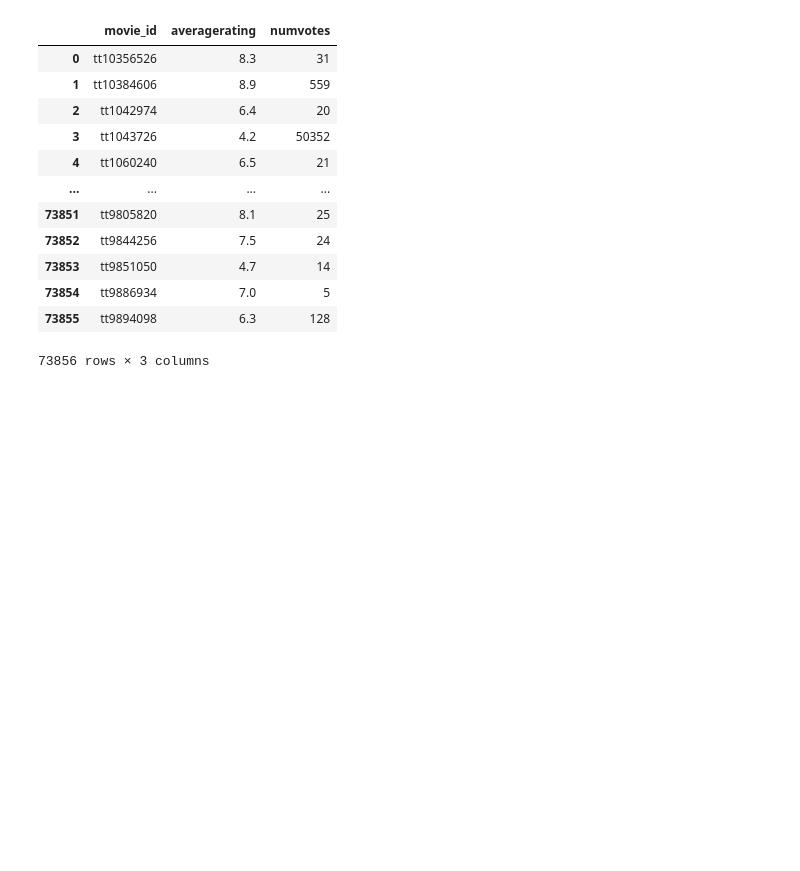
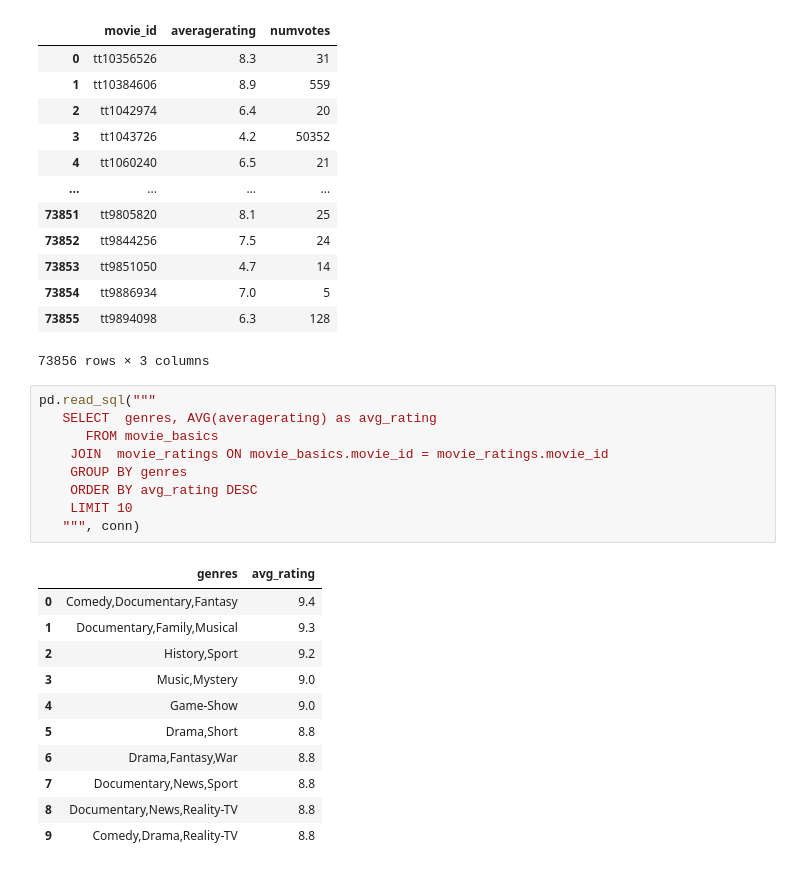
Before and after one commit to FarhiyaJarso/Microsoft-movie-project, a Jupyter notebook: student.ipynb, the cells around one changed output. Cells and saved outputs as stored; diff of their text form; blank space fills up the shorter version.

```diff
--- a/student.ipynb
+++ b/student.ipynb
@@ -67,3 +67,24 @@ pd.read_sql("""
 | 73854 | tt9886934 | 7.0 | 5 |
 | 73855 | tt9894098 | 6.3 | 128 |
 73856 rows × 3 columns
+# %%
+pd.read_sql("""
+   SELECT  genres, AVG(averagerating) as avg_rating
+      FROM movie_basics
+    JOIN  movie_ratings ON movie_basics.movie_id = movie_ratings.movie_id
+    GROUP BY genres
+    ORDER BY avg_rating DESC
+    LIMIT 10
+   """, conn)
+# %% [output]
+|  | genres | avg_rating |
+| 0 | Comedy,Documentary,Fantasy | 9.4 |
+| 1 | Documentary,Family,Musical | 9.3 |
+| 2 | History,Sport | 9.2 |
+| 3 | Music,Mystery | 9.0 |
+| 4 | Game-Show | 9.0 |
+| 5 | Drama,Short | 8.8 |
+| 6 | Drama,Fantasy,War | 8.8 |
+| 7 | Documentary,News,Sport | 8.8 |
+| 8 | Documentary,News,Reality-TV | 8.8 |
+| 9 | Comedy,Drama,Reality-TV | 8.8 |
```
Also changed, not shown: parts of 27 cells of this notebook.
